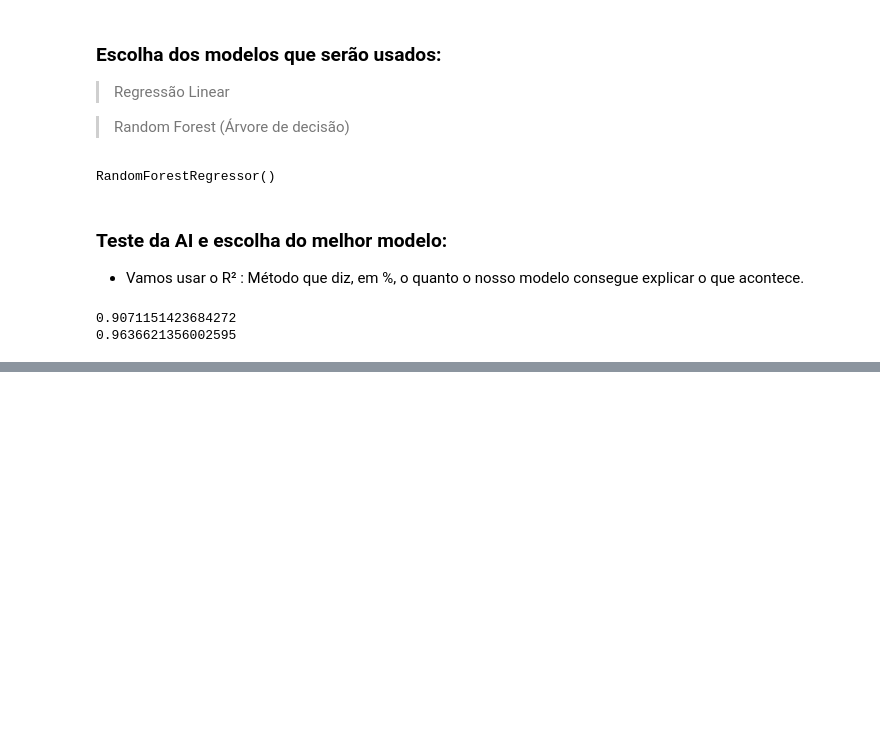
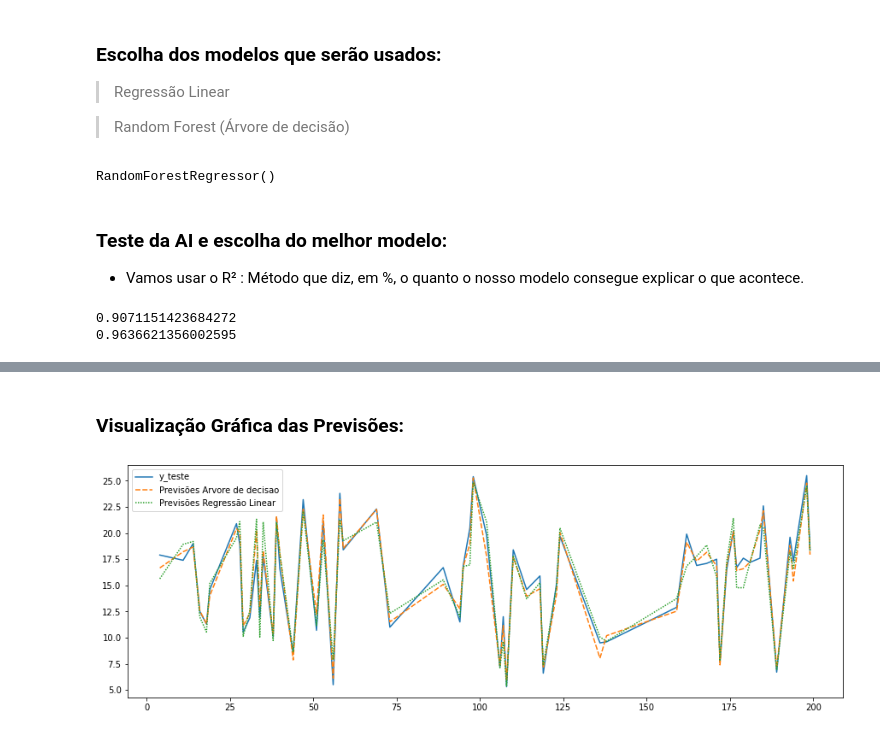
Before and after one commit to silsantos/Python_Practice, a Jupyter notebook: Hashtag/3. Projeto_datascience.ipynb, the cells around one changed output, grey strips where cells are left out. Cells and saved outputs as stored; diff of their text form; code cells hidden in the pictures; blank space fills up the shorter version.

```diff
--- a/Hashtag/3. Projeto_datascience.ipynb
+++ b/Hashtag/3. Projeto_datascience.ipynb
@@ -133,3 +141,20 @@ print(metrics.r2_score(y_teste, previsao_arvoredecisao))
 # 3. Utilizar o melhor modelo:
 # 4. modelo_arvoredecisao.predict(tabela_nova)
 # 5. display(previsao_arvoredecisao) : Cada valor mostrado será a previsão para uma linha de anúncios
+# %% [markdown]
+### Visualização Gráfica das Previsões:
+# %%
+# Criação de uma tabela auxiliar vazia:
+tabela_auxiliar = pd.DataFrame()
+
+# Inserção de dados na tabela auxiliar:
+tabela_auxiliar['y_teste'] = y_teste
+tabela_auxiliar['Previsões Arvore de decisao'] = previsao_arvoredecisao
+tabela_auxiliar['Previsões Regressão Linear'] = previsao_regressaolinear
+
+# Criação do Gráfico:
+plt.figure(figsize=(15,5)) # Ajustando o tamanho do gráfico.
+sns.lineplot(data = tabela_auxiliar)
+plt.show()
+# %% [output]
+[figure, added]
```
Also changed, not shown: parts of 4 cells of this notebook.
